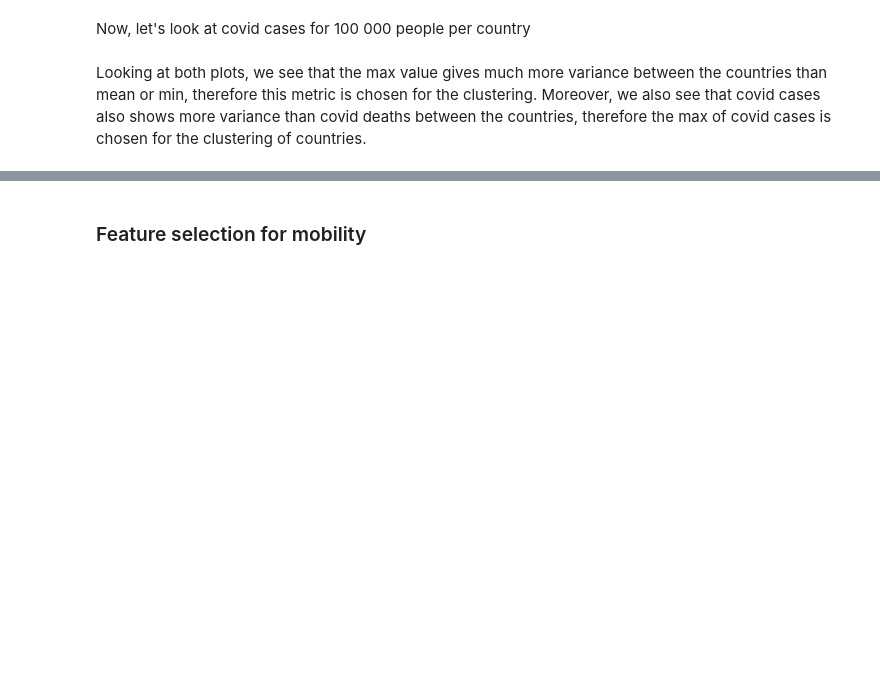
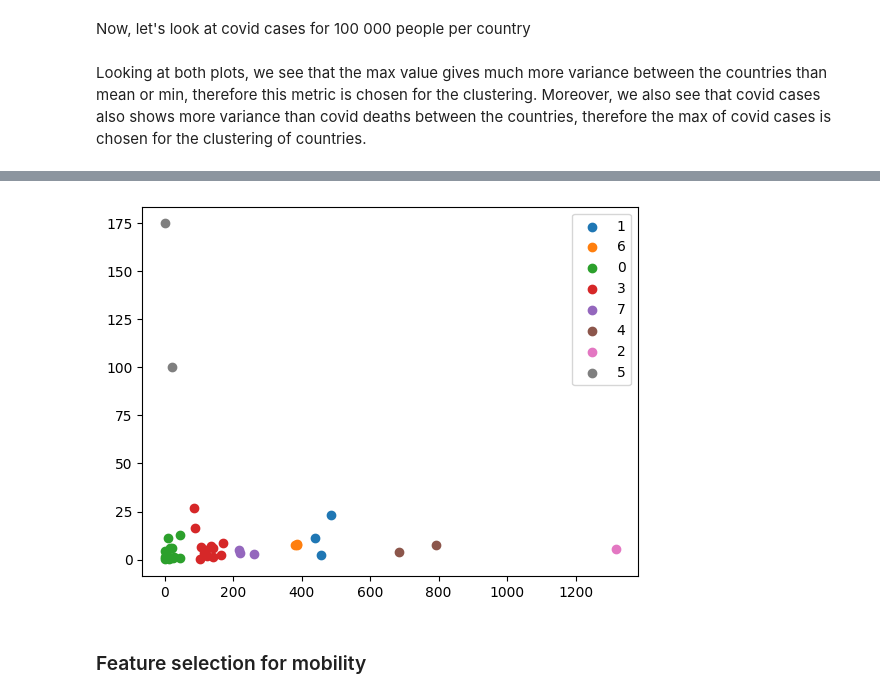
Before and after one commit to epfl-ada/ada-2022-project-thedatadiggers22, a Jupyter notebook: test_clustering.ipynb, the cells around one changed output, grey strips where cells are left out. Drawn from its saved outputs; the diff is of its cells as text; code cells hidden in the pictures; blank space fills up the shorter version.

```diff
--- a/test_clustering.ipynb
+++ b/test_clustering.ipynb
@@ -217,0 +256,11 @@ df_trust_journalists.head(60)
+# %%
+#df_clustering_J_C_P = pd.concat([pageviews_max.to_frame().rename(columns= {0: 'Max pageview'}).transpose(), cases_max.to_frame().rename(columns= {0: 'Max cases'}).transpose(), df_trust_journalists], axis= 0)
+#df_clustering_J_C_P = pd.concat([pageviews_max.to_frame().rename(columns= {0: 'Max pageview'}).transpose(), cases_max.to_frame().rename(columns= {0: 'Max cases'}).transpose(), df_trust_gov], axis= 0)
+#df_clustering_J_C_P = pd.concat([pageviews_amean.to_frame().rename(columns= {0: 'Max pageview'}).transpose(), pearson_cases_Kmeans.to_frame().rename(columns= {0: 'Max cases'}).transpose(), df_trust_gov], axis= 0)
+#df_clustering_J_C_P = pd.concat([pageviews_amean.to_frame().rename(columns= {0: 'Max pageview'}).transpose(), cases_amean.to_frame().rename(columns= {0: 'Max cases'}).transpose(), df_trust_gov], axis= 0)
+#df_clustering_J_C_P = pd.concat([pearson_cases_Kmeans.to_frame().rename(columns= {0: 'Max cases'}).transpose(), df_trust_gov], axis= 0)
+#df_clustering_J_C_P = pd.concat([pageviews_amean.to_frame().rename(columns= {0: 'Max pageview'}).transpose(), cases_amean.to_frame().rename(columns= {0: 'Max cases'}).transpose()], axis= 0)
+df_clustering_J_C_P = pd.concat([pageviews_max.to_frame().rename(columns= {0: 'Max pageview'}).transpose(), cases_max.to_frame().rename(columns= {0: 'Max cases'}).transpose()], axis= 0)
+
+df_clustering_J_C_P = df_clustering_J_C_P.transpose().dropna()
+df_clustering_J_C_P
@@ -243,3 +362,12 @@ for C in list(DF.cluster.unique()):
+# %%
+#plot 2d
+
+for i in list(df_clustering_J_C_P.cluster.unique()):
+    plt.scatter(df_clustering_J_C_P[df_clustering_J_C_P.cluster == i]["Max pageview"],df_clustering_J_C_P[df_clustering_J_C_P.cluster == i]["Max cases"], label = i)
+plt.legend()
+plt.show()
+# %% [output]
+[figure, added]
 # %% [markdown]
 ### Feature selection for mobility
 # %%
```
Also changed, not shown: parts of 21 cells of this notebook.
